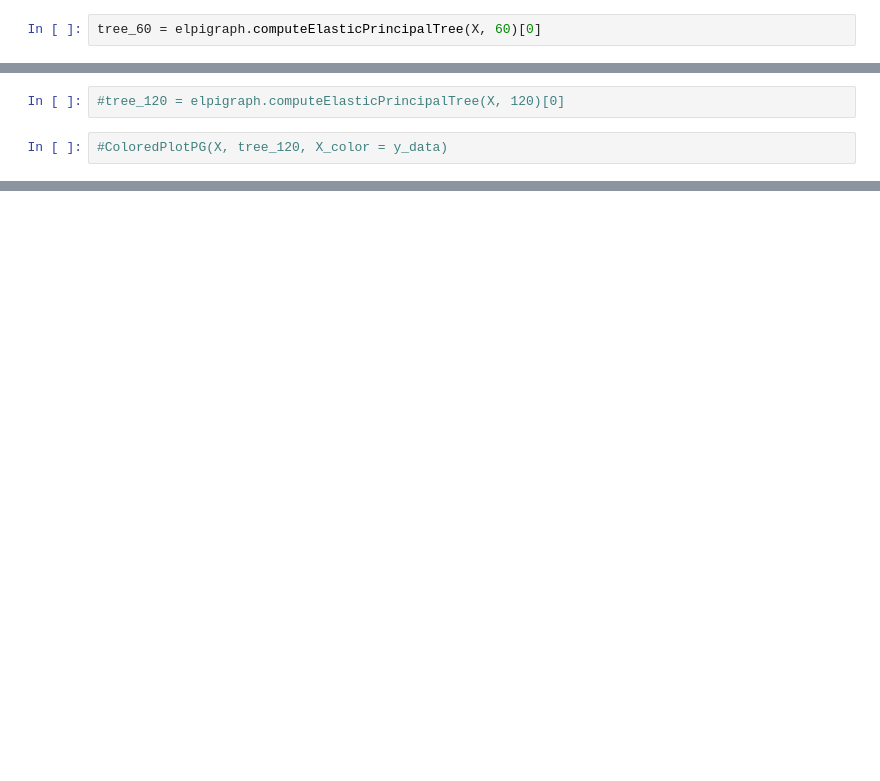
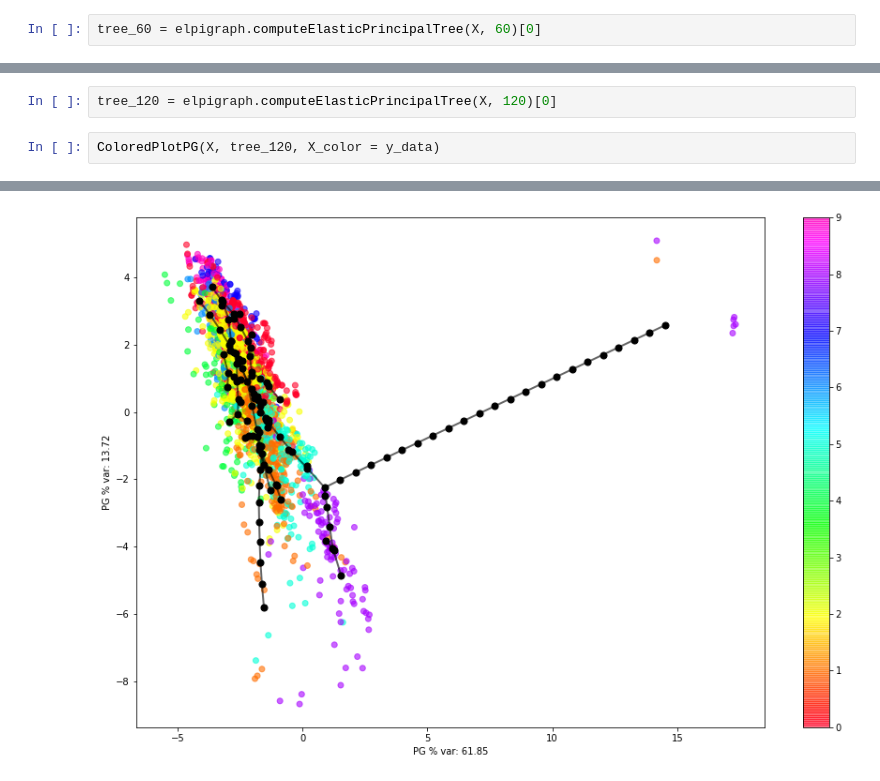
Before and after one commit to acid9reen/Cardiotocography_model, a Jupyter notebook: model.ipynb, the cells around one changed output, grey strips where cells are left out. Saved outputs shown, nothing was run; the diff lists cells and outputs as text; blank space fills up the shorter version.

```diff
--- a/model.ipynb
+++ b/model.ipynb
@@ -307,4 +307,5 @@ ColoredPlotPG(X, tree_60, X_color = y_data)
 # %%
-#tree_120 = elpigraph.computeElasticPrincipalTree(X, 120)[0]
+tree_120 = elpigraph.computeElasticPrincipalTree(X, 120)[0]
 # %%
-#ColoredPlotPG(X, tree_120, X_color = y_data)
+ColoredPlotPG(X, tree_120, X_color = y_data)
+# %% [output]
@@ -310,0 +313 @@ ColoredPlotPG(X, tree_60, X_color = y_data)
+[figure, added]
```
Also changed, not shown: parts of 9 cells of this notebook.
